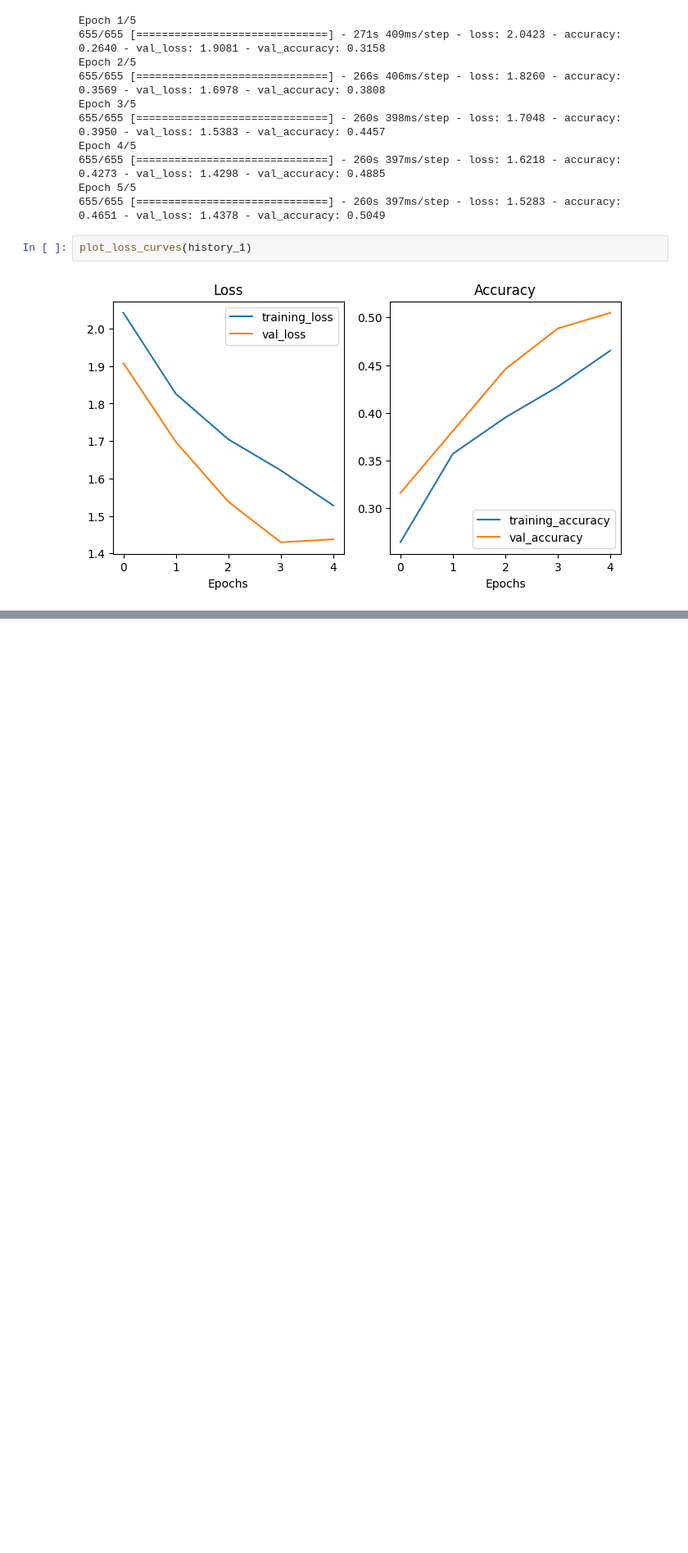
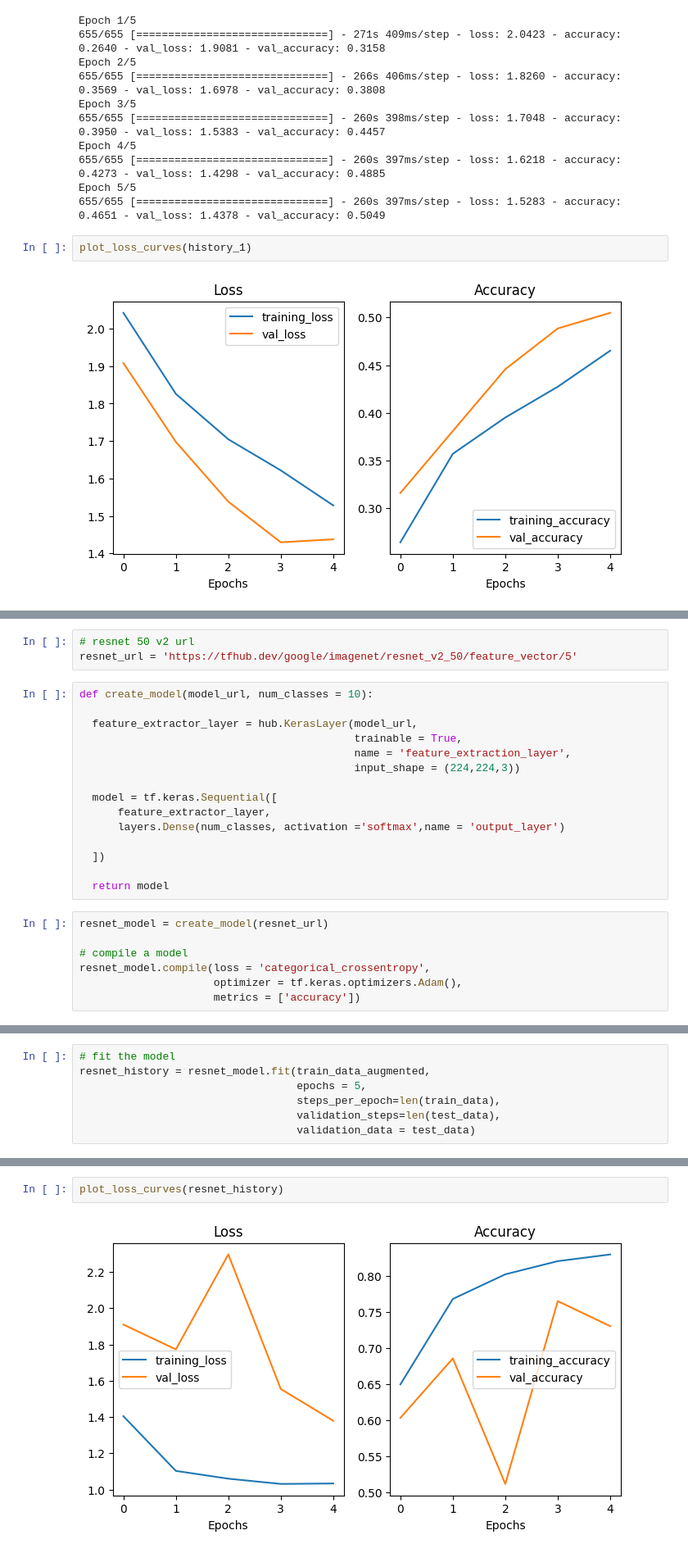
Before and after one commit to Gaurav-phatkare/Classification-Models-Tensorflow, a Jupyter notebook: Multilabel_classification_using_deep_learning.ipynb, the cells around one changed output, grey strips where cells are left out. Shown at 82% size. Cells and saved outputs as stored; diff of their text form; blank space fills up the shorter version.

```diff
--- a/Multilabel_classification_using_deep_learning.ipynb
+++ b/Multilabel_classification_using_deep_learning.ipynb
@@ -475,0 +488,25 @@ plot_loss_curves(history_1)
+# %%
+# resnet 50 v2 url
+resnet_url = 'https://tfhub.dev/google/imagenet/resnet_v2_50/feature_vector/5'
+# %%
+def create_model(model_url, num_classes = 10):
+
+  feature_extractor_layer = hub.KerasLayer(model_url,
+                                           trainable = True,
+                                           name = 'feature_extraction_layer',
+                                           input_shape = (224,224,3))
+
+  model = tf.keras.Sequential([
+      feature_extractor_layer,
+      layers.Dense(num_classes, activation ='softmax',name = 'output_layer')
+
+  ])
+
+  return model
+# %%
+resnet_model = create_model(resnet_url)
+
+# compile a model
+resnet_model.compile(loss = 'categorical_crossentropy',
+                     optimizer = tf.keras.optimizers.Adam(),
+                     metrics = ['accuracy'])
@@ -475,0 +530,7 @@ plot_loss_curves(history_1)
+# %%
+# fit the model
+resnet_history = resnet_model.fit(train_data_augmented,
+                                  epochs = 5,
+                                  steps_per_epoch=len(train_data),
+                                  validation_steps=len(test_data),
+                                  validation_data = test_data)
@@ -475,0 +548,4 @@ plot_loss_curves(history_1)
+# %%
+plot_loss_curves(resnet_history)
+# %% [output]
+[figure, added]
```
Also changed, not shown: parts of 9 cells of this notebook.
